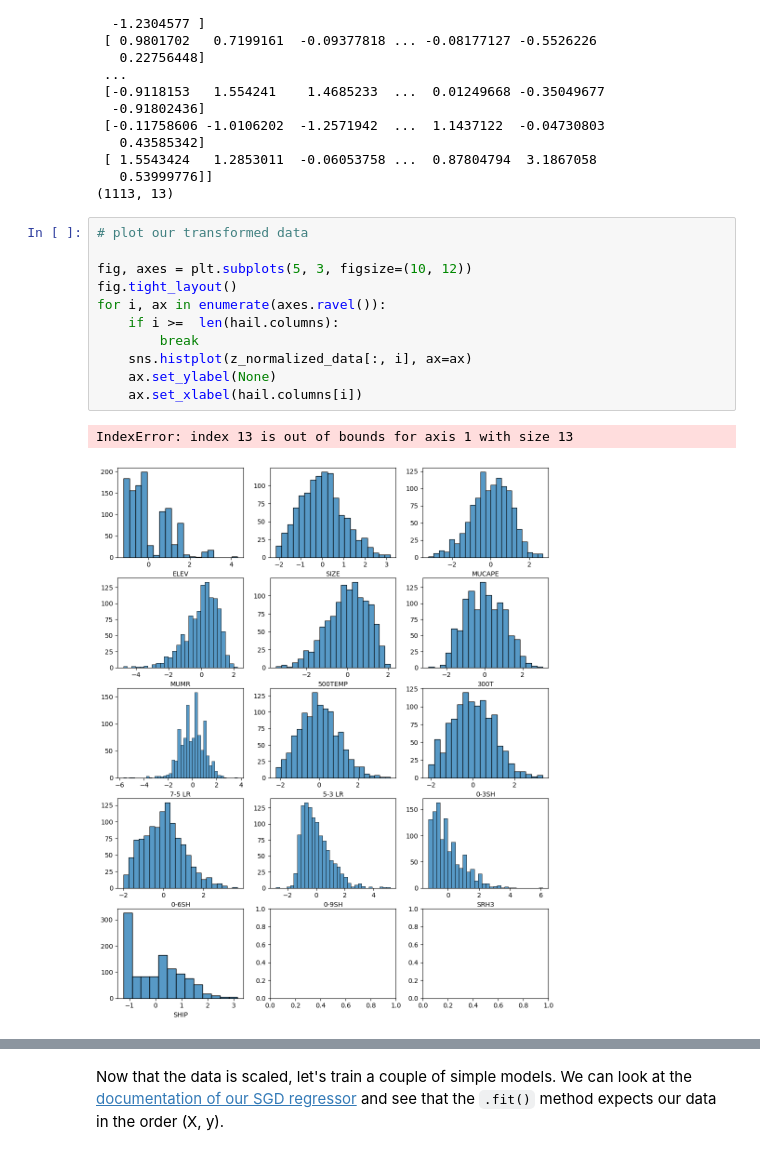
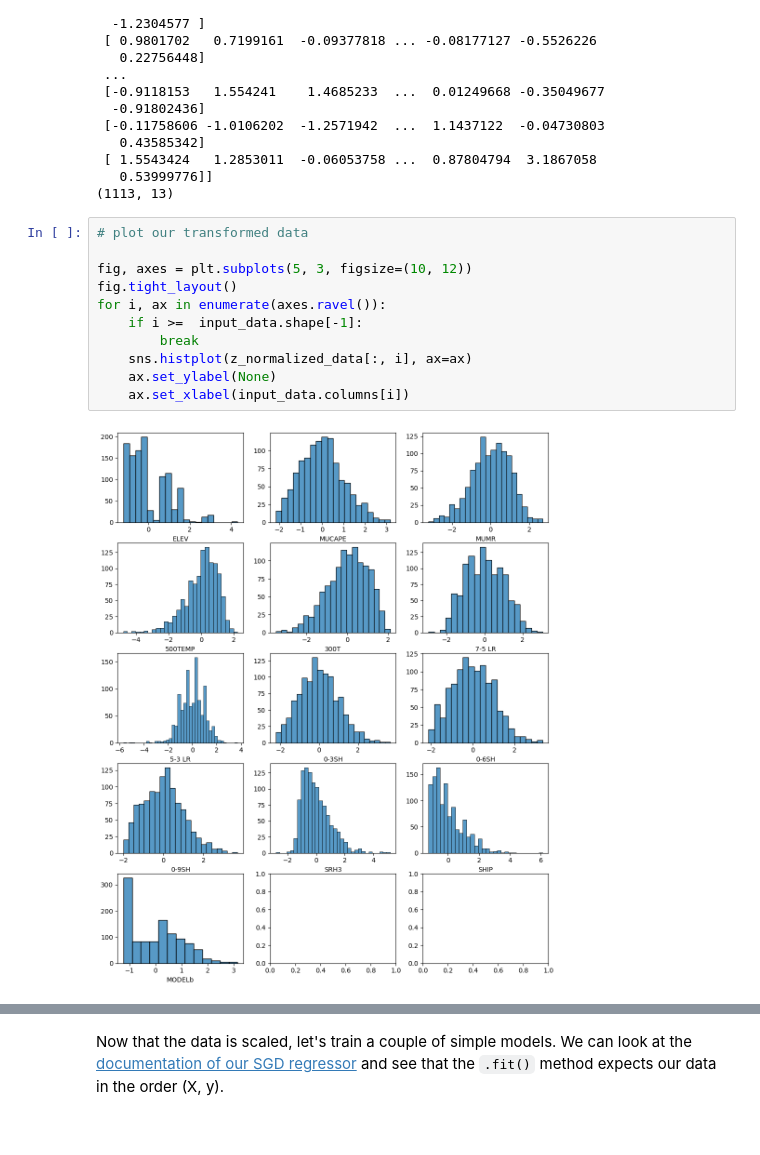
Before and after one commit to NCAR/ML_workshop2023, a Jupyter notebook: tutorials/Day1_Intro.ipynb, the cells around one changed output, grey strips where cells are left out. Cells and saved outputs as stored; diff of their text form.

```diff
--- a/tutorials/Day1_Intro.ipynb
+++ b/tutorials/Day1_Intro.ipynb
@@ -217,17 +232,16 @@ print(z_normalized_data.shape)
 # %%
 # plot our transformed data
 
 fig, axes = plt.subplots(5, 3, figsize=(10, 12))
 fig.tight_layout()
 for i, ax in enumerate(axes.ravel()):
-    if i >=  len(hail.columns):
+    if i >=  input_data.shape[-1]:
         break
     sns.histplot(z_normalized_data[:, i], ax=ax)
     ax.set_ylabel(None)
-    ax.set_xlabel(hail.columns[i])
+    ax.set_xlabel(input_data.columns[i])
 # %% [output]
-IndexError: index 13 is out of bounds for axis 1 with size 13
-[figure, old version]
+[figure, new version]
 # %%
 # demonstate that the inverse transforms back to the original
 
```
Also changed, not shown: parts of 10 cells of this notebook.
